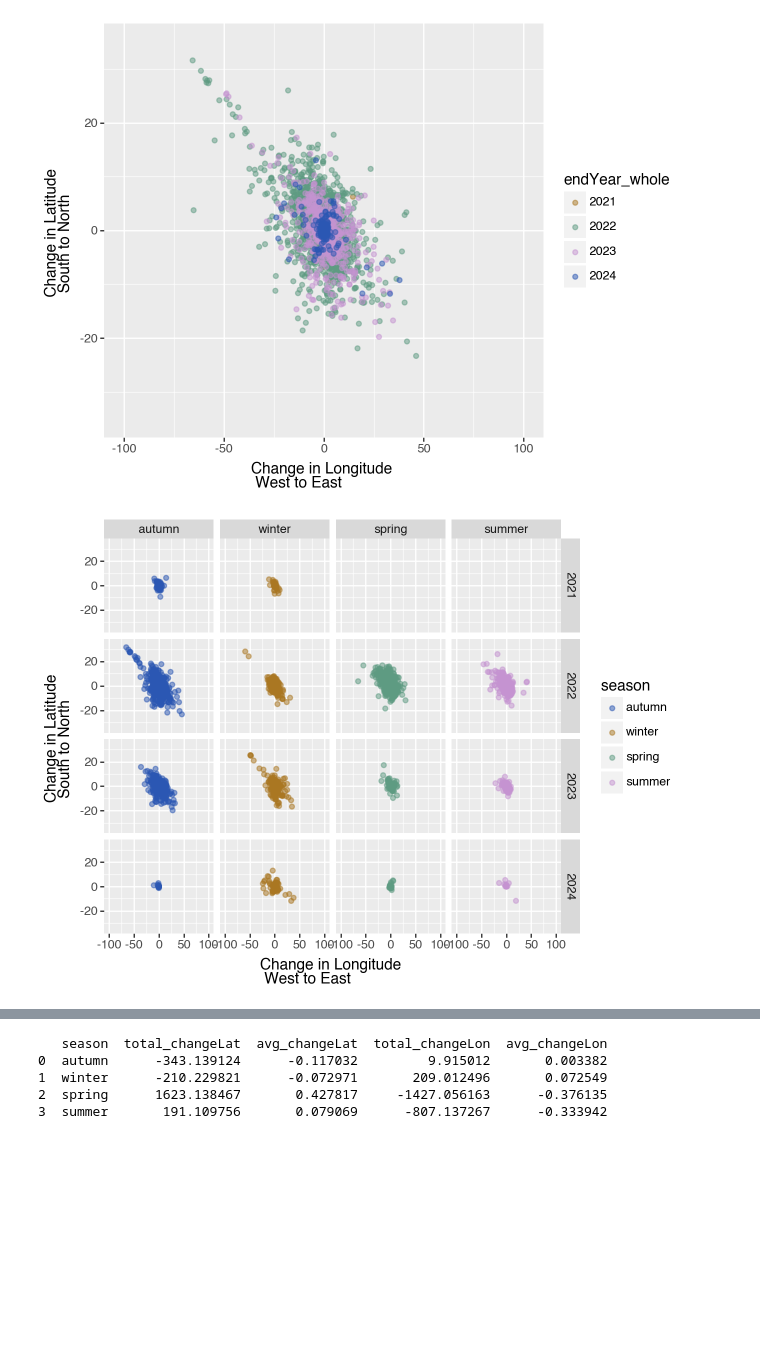
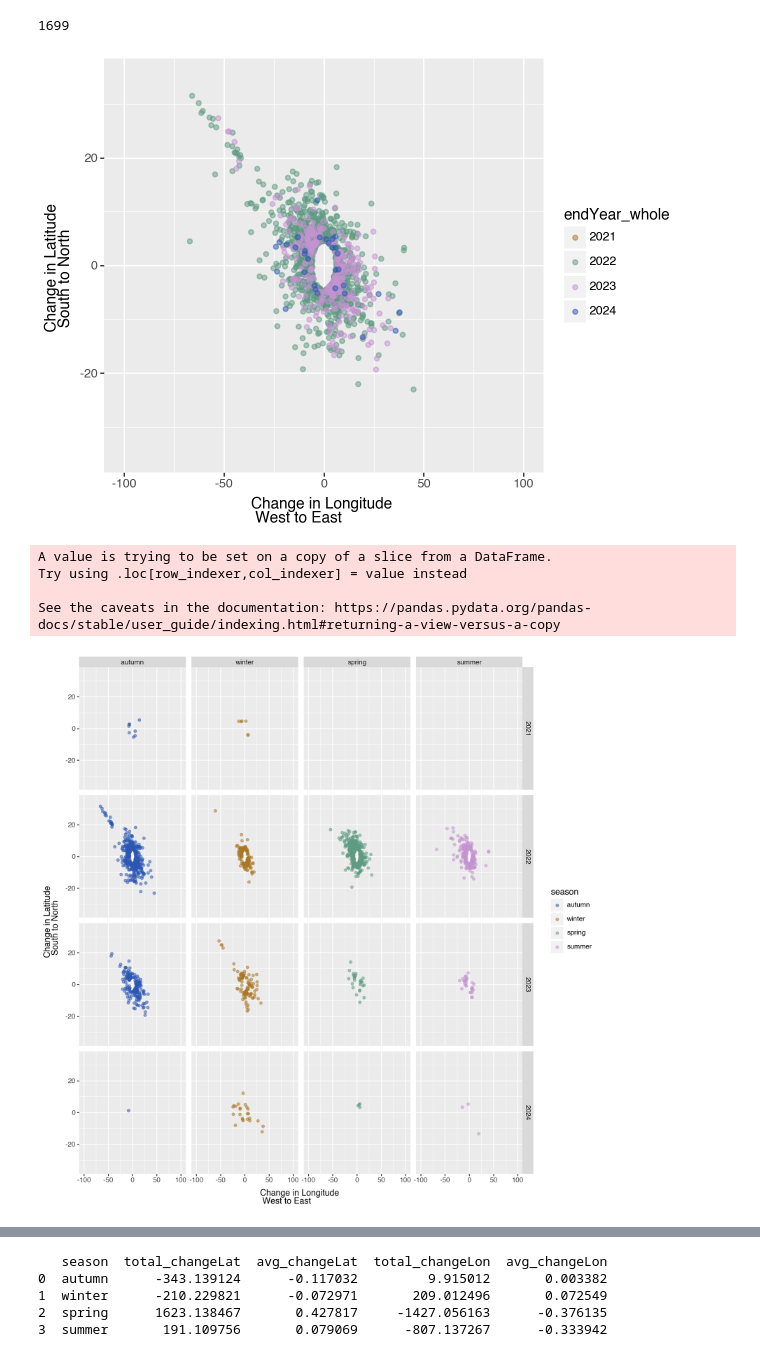
Before and after one commit to moncla-lab/H5-avian-ecology, a Jupyter notebook: cont_phyl_mcc_plotting.ipynb, the cells around one changed output, grey strips where cells are left out. Saved outputs shown, nothing was run; the diff lists cells and outputs as text; code cells hidden in the pictures; blank space fills up the shorter version.

```diff
--- a/cont_phyl_mcc_plotting.ipynb
+++ b/cont_phyl_mcc_plotting.ipynb
@@ -439,12 +452,27 @@ geop_mcc_seas_mon_withDirections_end = geop_mcc_seas_mon_withDirections_end.set_
 def assign_state(df, geom_col, states_gdf, new_col):
     temp = df.set_geometry(geom_col, inplace=False)
 
-    # # CRS check and force match
-    # if temp.crs != states_gdf.crs:
-    #     temp = temp.to_crs(states_gdf.crs)
+    # CRS check and force match
+    if temp.crs != states_gdf.crs:
+        temp = temp.to_crs(states_gdf.crs)
 
     result = gpd.sjoin(temp, states_gdf[["geometry_name", "geometry"]], how="left", predicate="within")
-    state_series = result.rename(columns={"geometry_name": new_col})[new_col]
+
+    result_renamed = result.rename(columns={"geometry_name": new_col})
+
+    # Detect duplicated indices (geometries within multiple states)
+    duplicate_indices = result_renamed.index[result_renamed.index.duplicated(keep=False)]
+
+    # Assign 'unknown' to all duplicated rows
+    result_renamed.loc[duplicate_indices, new_col] = "unknown"
+
+    # Drop all but the first instance of each original index
+    deduped = result_renamed[~result_renamed.index.duplicated(keep='first')]
+
+    # Build final series and align with original df
+    state_series = deduped[new_col]
+
+    # return print(result_renamed[result_renamed.index.isin(duplicate_indices)])
     return state_series.reindex(df.index)
 # %%
 mcc_seas_mon_withDirections["startState"] = assign_state(geop_mcc_seas_mon_withDirections_start, "startGeometry", NAm_gdf, "startState")
@@ -662,5 +693,22 @@ mcc_seas_mon_state_flyway_upt2.to_csv("./SERAPHIM/nov2021-2024/NAm_wild-aves_nov
+# %%
+# Optional: subset the mcc CSV to branches traveling a certain distance
+
+mcc_over100km = mcc_seas_mon_state_flyway_upt2[mcc_seas_mon_state_flyway_upt2["dist_km"] > 100]
+mcc_over200km = mcc_seas_mon_state_flyway_upt2[mcc_seas_mon_state_flyway_upt2["dist_km"] > 200]
+mcc_over500km = mcc_seas_mon_state_flyway_upt2[mcc_seas_mon_state_flyway_upt2["dist_km"] > 500]
 # %%
 # GOTTA CHANGE ALL THE DATAFRAMES FROM HERE DOWN!!!!!!
+# %%
+# Set the dataframe for all plotting and statistics
+
+#MCCDATA = mcc_seas_mon_state_flyway_upt2
+#MCCDATA = mcc_over100km
+#MCCDATA = mcc_over200km
+MCCDATA = mcc_over500km
+
+print(len(MCCDATA))
+# %% [output]
+1699
 # %%
 # Plot 1: change in direction of all points
 
@@ -671,7 +719,7 @@ year_colors = {"2021":"#AA7722",
               }
 
 all_time_scatter = (
-    ggplot(mcc_seas_mon_state_flyway_upt2, aes(x = "changeLon", y = "changeLat", color = "endYear_whole"))
+    ggplot(MCCDATA, aes(x = "changeLon", y = "changeLat", color = "endYear_whole"))
     + geom_point(alpha = 0.5)
 #    + stat_ellipse(type='t', level=0.95, linetype='dashed', size=1)
     + scale_color_manual(values=year_colors)
@@ -682,34 +730,40 @@ all_time_scatter = (
 
 all_time_scatter.show()
 # %% [output]
-[figure, old version]
+[figure, new version]
 # %%
 # Plot 1.5: change in direction, colored by season, facetted by year
 
 season_colors = {"winter":"#AA7722",
                "spring":"#5E9B82",
                "summer":"#C593D1",
                "autumn":"#2B57B3"
               }
 
 season_order = ["autumn", "winter", "spring", "summer"]
-mcc_seas_mon_state_flyway_upt2["season"] = pd.Categorical(mcc_seas_mon_state_flyway_upt2["season"], categories=season_order, ordered=True)
+MCCDATA["season"] = pd.Categorical(MCCDATA["season"], categories=season_order, ordered=True)
 
 seasonal_scatter = (
-    ggplot(mcc_seas_mon_state_flyway_upt2, aes(x = "changeLon", y = "changeLat", color = "season"))
+    ggplot(MCCDATA, aes(x = "changeLon", y = "changeLat", color = "season"))
     + geom_point(alpha = 0.5)
     # + stat_ellipse(type='t', level=0.95, size=1)
     + scale_color_manual(values=season_colors)
     # + facet_wrap("endYear_whole")
     + facet_grid("endYear_whole ~ season")
     + xlim(-100, 100)
     + ylim(-35, 35)
     + labs(x = "Change in Longitude \n West to East", y = "Change in Latitude \n South to North")
+    + theme(figure_size = (10, 10))
 )
 
 seasonal_scatter.show()
+#seasonal_scatter.save(filename = './SERAPHIM/nov2021-2024_no-suliformes/output_plots/seasonal_scatter.pdf', height=7, width=10, units = 'in', dpi=750)
 # %% [output]
+A value is trying to be set on a copy of a slice from a DataFrame.
+Try using .loc[row_indexer,col_indexer] = value instead
+
+See the caveats in the documentation: https://pandas.pydata.org/pandas-docs/stable/user_guide/indexing.html#returning-a-view-versus-a-copy
-[figure, old version]
+[figure, new version]
 # %%
 # Plot 3: Proportion of branchs moving north/south, east/west during each year and each season
 
```
Also changed, not shown: parts of 18 cells of this notebook, 9 other files.
